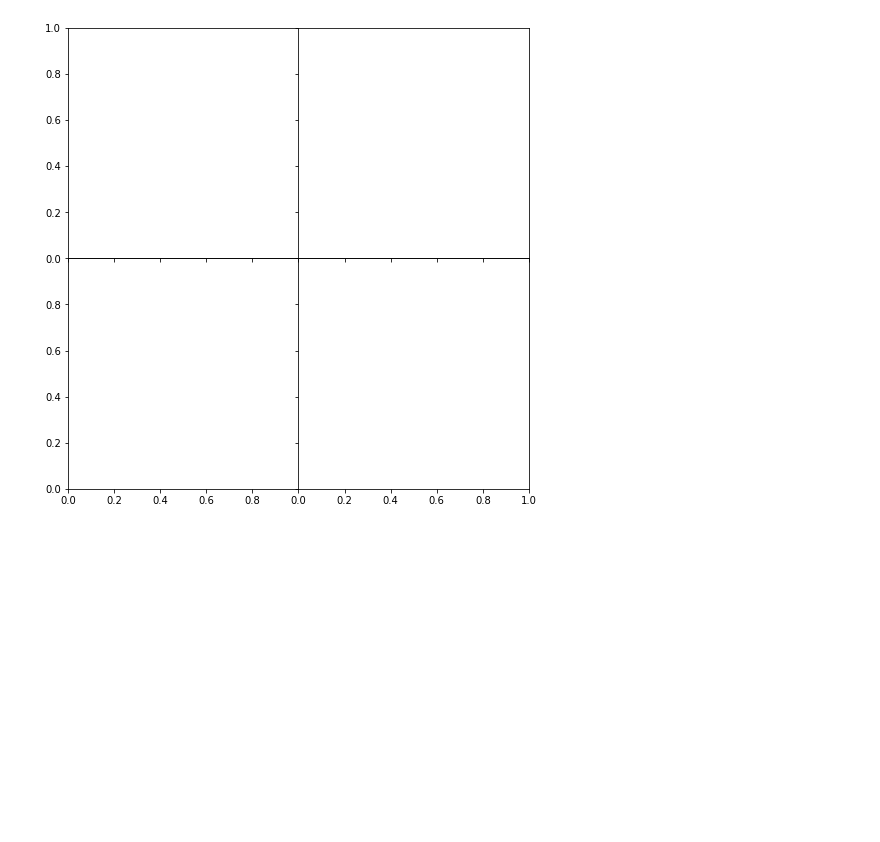
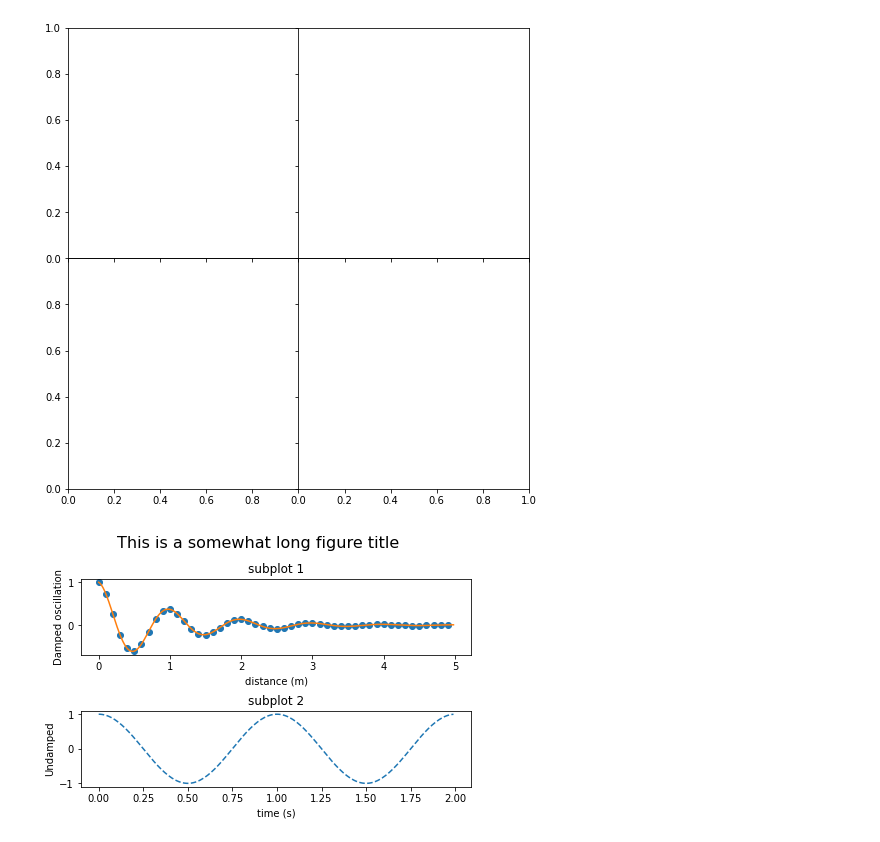
Before and after one commit to krittikaiitb/tutorials, a Jupyter notebook: Matplotlib 2/Matplotlib_II.ipynb, the cells around one changed output. Saved outputs shown, nothing was run; the diff lists cells and outputs as text; code cells hidden in the pictures; blank space fills up the shorter version.

```diff
--- a/Matplotlib 2/Matplotlib_II.ipynb
+++ b/Matplotlib 2/Matplotlib_II.ipynb
@@ -403,3 +372,33 @@ ax4.set_yticklabels('')
 # %% [output]
 []
 [figure]
+# %%
+import matplotlib.pyplot as plt
+import numpy as np
+
+
+def f(t):
+    s1 = np.cos(2*np.pi*t)
+    e1 = np.exp(-t)
+    return s1 * e1
+
+t1 = np.arange(0.0, 5.0, 0.1)
+t2 = np.arange(0.0, 5.0, 0.02)
+t3 = np.arange(0.0, 2.0, 0.01)
+
+
+fig, axs = plt.subplots(2, 1, constrained_layout=True)
+axs[0].plot(t1, f(t1), 'o', t2, f(t2), '-')
+axs[0].set_title('subplot 1')
+axs[0].set_xlabel('distance (m)')
+axs[0].set_ylabel('Damped oscillation')
+fig.suptitle('This is a somewhat long figure title', fontsize=16)
+
+axs[1].plot(t3, np.cos(2*np.pi*t3), '--')
+axs[1].set_xlabel('time (s)')
+axs[1].set_title('subplot 2')
+axs[1].set_ylabel('Undamped')
+
+plt.show()
+# %% [output]
+[figure, added]
```
Also changed, not shown: parts of 19 cells of this notebook, 2 other files.
